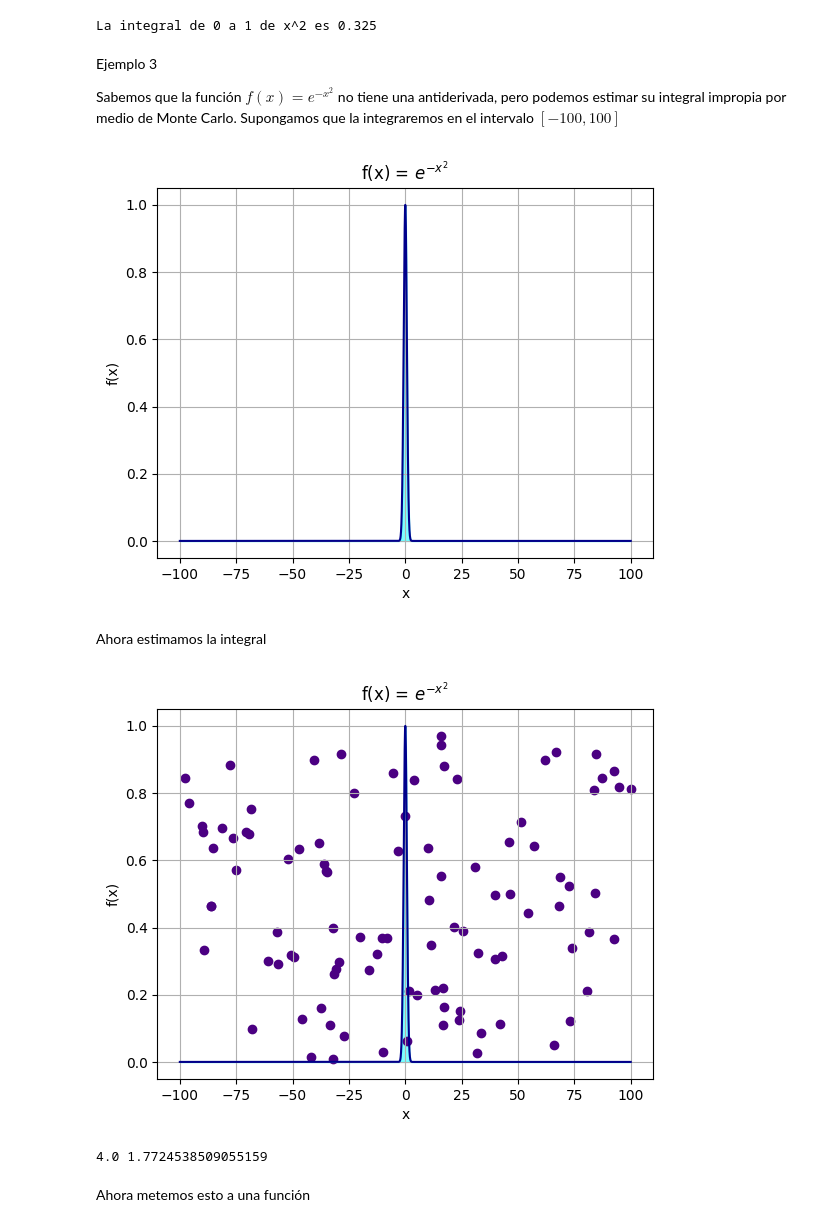
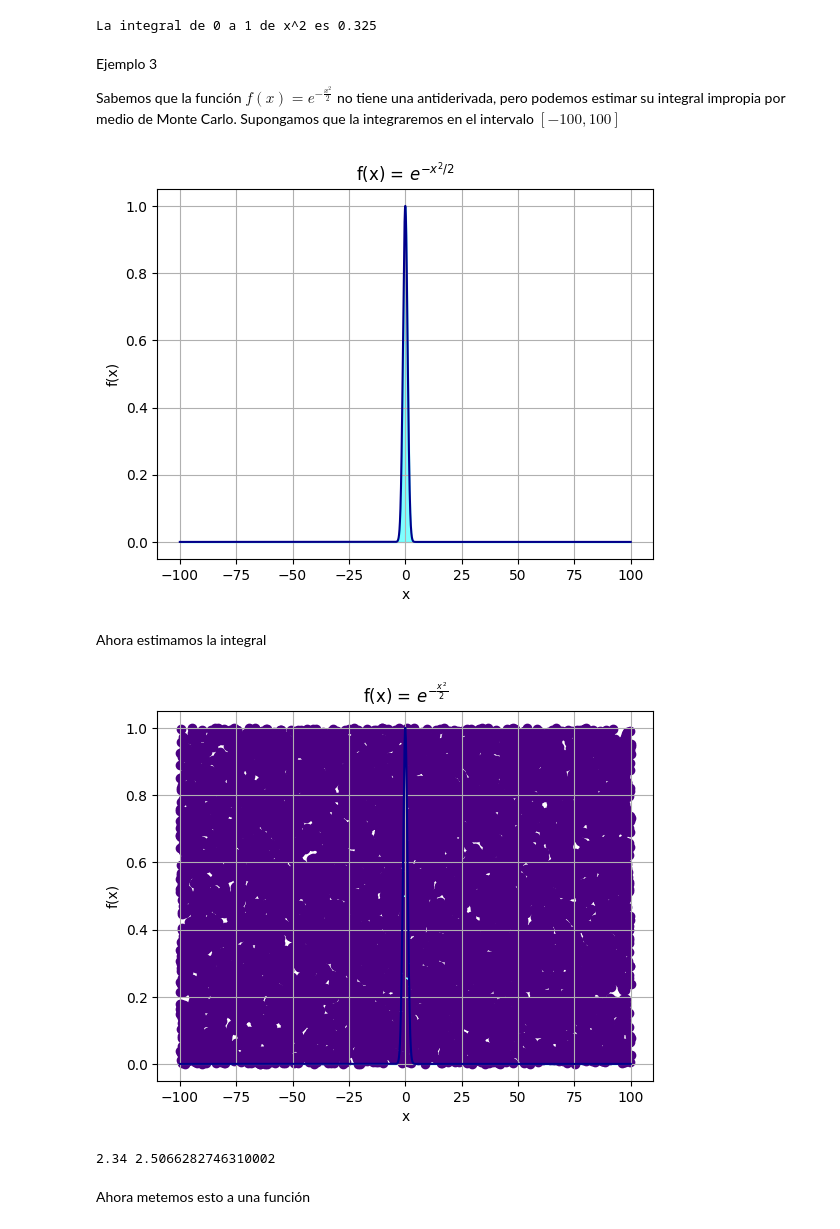
Before and after one commit to eliasegn/ProbabilidadII, a Jupyter notebook: VA2_MétododeMonteCarloparaIntegrales.ipynb, the cells around one changed output. Saved outputs shown, nothing was run; the diff lists cells and outputs as text; code cells hidden in the pictures.

```diff
--- a/VA2_MétododeMonteCarloparaIntegrales.ipynb
+++ b/VA2_MétododeMonteCarloparaIntegrales.ipynb
@@ -114,48 +114,49 @@ La integral de 0 a 1 de x^2 es 0.325
 # %% [markdown]
 Ejemplo 3
 
-Sabemos que la función $f(x) = e^{-x^2}$ no tiene una antiderivada, pero podemos estimar su integral impropia por medio de Monte Carlo. Supongamos que la integraremos en el intervalo $[-100, 100]$
+Sabemos que la función $f(x) = e^{-\frac{x^2}{2}}$ no tiene una antiderivada, pero podemos estimar su integral impropia por medio de Monte Carlo. Supongamos que la integraremos en el intervalo $[-100, 100]$
 # %%
 xpoints3 = np.linspace(-100,100,10000)
 plt.figure()
-plt.plot(xpoints3, np.exp(-xpoints3**2), color = 'darkblue')
-plt.fill_between(xpoints3, np.exp(-xpoints3**2), color='cyan', alpha=0.5)
+plt.plot(xpoints3, np.exp(-xpoints3**2/2), color = 'darkblue')
+plt.fill_between(xpoints3, np.exp(-xpoints3**2/2), color='cyan', alpha=0.5)
 plt.xlabel('x')
 plt.ylabel('f(x)')
-plt.title(r'f(x) = $e^{-x^2}$')
+plt.title(r'f(x) = $e^{-x^2/2}$')
 plt.grid()
 plt.show()
 # %% [output]
-[figure, old version]
+[figure, new version]
 # %% [markdown]
 Ahora estimamos la integral
 # %%
 def f(x):
-  return math.exp(-x**2)
+  return math.exp(-x**2/2)
 
-unif31 = np.random.uniform(-100,100,100)
-unif32 = np.random.uniform(0,1,100)
+N = 10000
+unif31 = np.random.uniform(-100,100,N)
+unif32 = np.random.uniform(0,1,N)
 
 plt.figure()
-plt.plot(xpoints3, np.exp(-xpoints3**2), color = 'darkblue')
-plt.fill_between(xpoints3, np.exp(-xpoints3**2), color='cyan', alpha=0.5)
+plt.plot(xpoints3, np.exp(-xpoints3**2/2), color = 'darkblue')
+plt.fill_between(xpoints3, np.exp(-xpoints3**2/2), color='cyan', alpha=0.5)
 plt.scatter(unif31, unif32, color='indigo')
 plt.xlabel('x')
 plt.ylabel('f(x)')
-plt.title(r'f(x) = $e^{-x^2}$')
+plt.title(r'f(x) = $e^{-\frac{x^2}{2}}$')
 plt.grid()
 plt.show()
 
 contador3 = 0
 for i in range(len(unif31)):
   if unif32[i] <= f(unif31[i]):
     contador3 += 1
   else:
     0
-print(200*contador3 / len(unif31), math.sqrt(math.pi))
+print(200*contador3 / len(unif31), math.sqrt(2*math.pi))
 # %% [output]
-[figure, old version]
+[figure, new version]
-4.0 1.7724538509055159
+2.34 2.5066282746310002
 # %% [markdown]
 Ahora metemos esto a una función
 # %%
```
Also changed, not shown: parts of 3 cells of this notebook.
